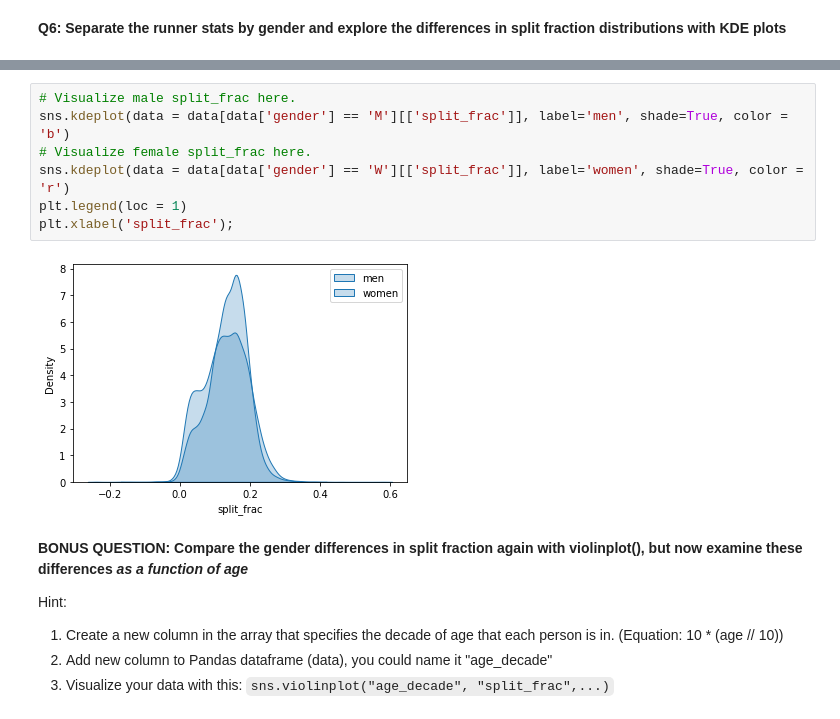
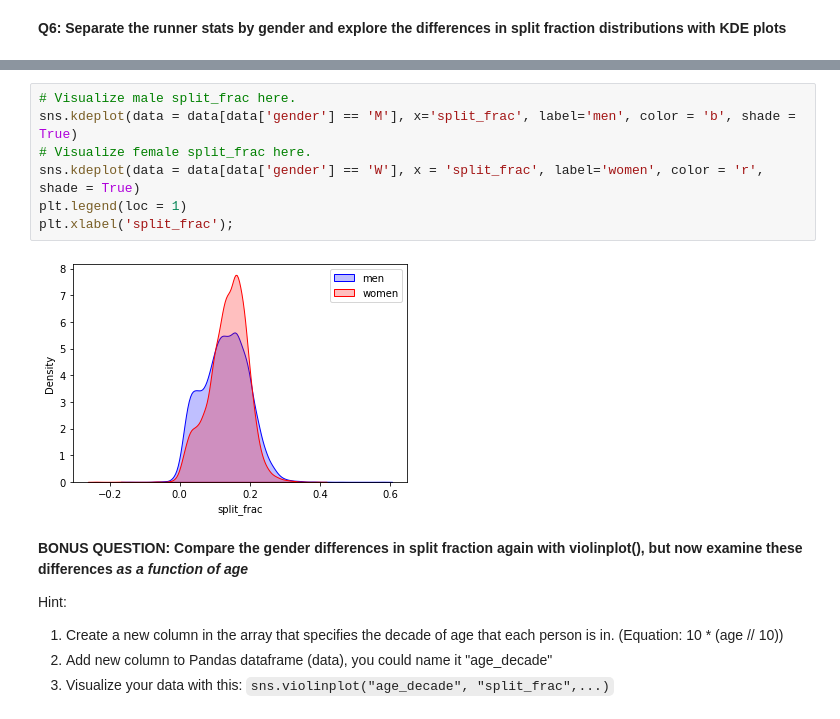
Before and after one commit to ocallaghanm/2022_Intro_Python, a Jupyter notebook: Exercises/W4_S2.ipynb, the cells around one changed output, grey strips where cells are left out. Cells and saved outputs as stored; diff of their text form.

```diff
--- a/Exercises/W4_S2.ipynb
+++ b/Exercises/W4_S2.ipynb
@@ -130,13 +129,13 @@ g.add_legend()
 ![Unknown-5.png](embedded-picture-1)
 # %%
 # Visualize male split_frac here.
-sns.kdeplot(data = data[data['gender'] == 'M'][['split_frac']], label='men', shade=True, color = 'b')
+sns.kdeplot(data = data[data['gender'] == 'M'], x='split_frac', label='men', color = 'b', shade = True)
 # Visualize female split_frac here.
-sns.kdeplot(data = data[data['gender'] == 'W'][['split_frac']], label='women', shade=True, color = 'r')
+sns.kdeplot(data = data[data['gender'] == 'W'], x = 'split_frac', label='women', color = 'r', shade = True)
 plt.legend(loc = 1)
 plt.xlabel('split_frac');
 # %% [output]
-[figure, old version]
+[figure, new version]
 # %% [markdown]
 **BONUS QUESTION: Compare the gender differences in split fraction again with violinplot(), but now examine these differences *as a function of age***
 
```
Also changed, not shown: parts of 2 cells of this notebook.
